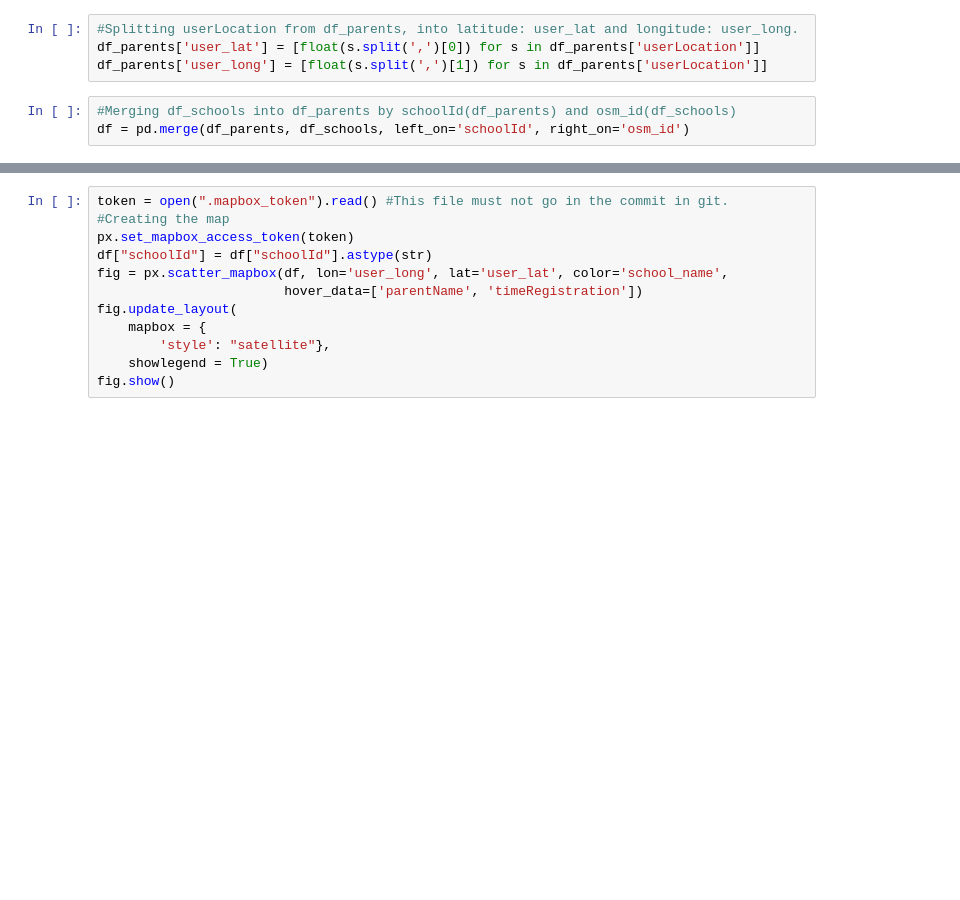
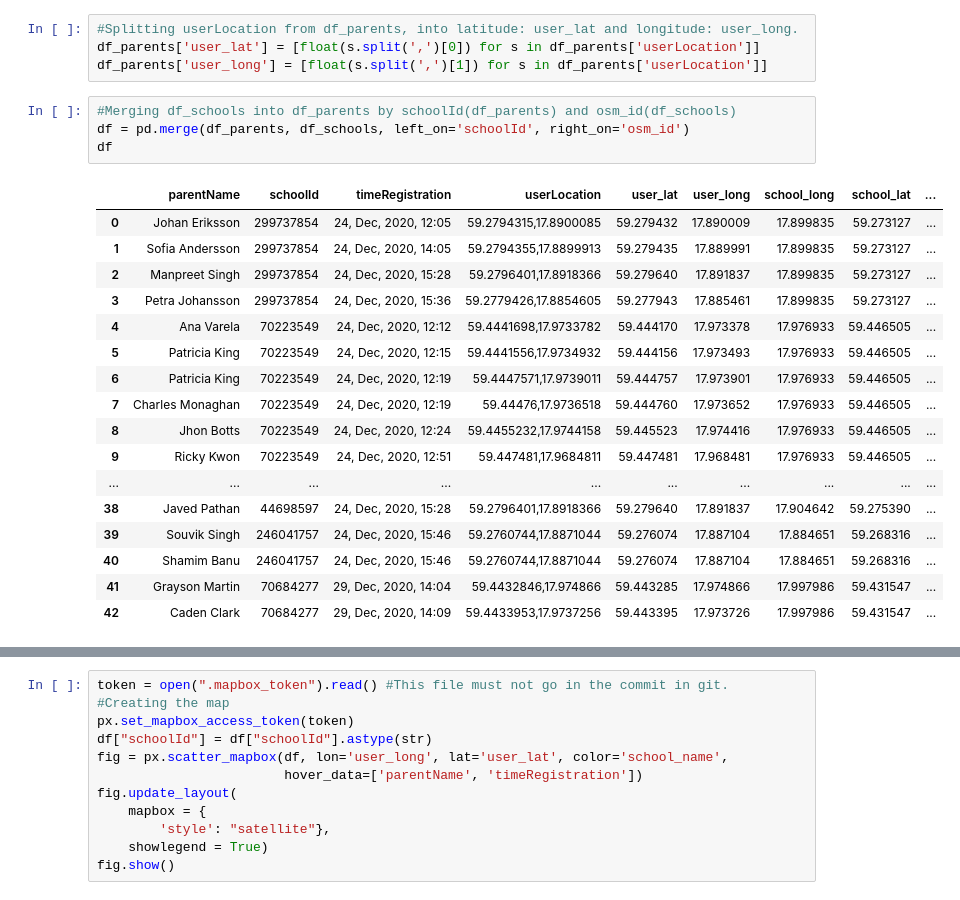
Before and after one commit to ancara-art/saferwalks-map, a Jupyter notebook: Map prototype.ipynb, the cells around one changed output, grey strips where cells are left out. Cells and saved outputs as stored; diff of their text form; blank space fills up the shorter version.

```diff
--- a/Map prototype.ipynb
+++ b/Map prototype.ipynb
@@ -25,3 +39,22 @@ df_parents['user_long'] = [float(s.split(',')[1]) for s in df_parents['userLocat
 # %%
 #Merging df_schools into df_parents by schoolId(df_parents) and osm_id(df_schools)
 df = pd.merge(df_parents, df_schools, left_on='schoolId', right_on='osm_id')
+df
+# %% [output]
+|  | parentName | schoolId | timeRegistration | userLocation | user_lat | user_long | school_long | school_lat | ... |
+| 0 | Johan Eriksson | 299737854 | 24, Dec, 2020, 12:05 | 59.2794315,17.8900085 | 59.279432 | 17.890009 | 17.899835 | 59.273127 | ... |
+| 1 | Sofia Andersson | 299737854 | 24, Dec, 2020, 14:05 | 59.2794355,17.8899913 | 59.279435 | 17.889991 | 17.899835 | 59.273127 | ... |
+| 2 | Manpreet Singh | 299737854 | 24, Dec, 2020, 15:28 | 59.2796401,17.8918366 | 59.279640 | 17.891837 | 17.899835 | 59.273127 | ... |
+| 3 | Petra Johansson | 299737854 | 24, Dec, 2020, 15:36 | 59.2779426,17.8854605 | 59.277943 | 17.885461 | 17.899835 | 59.273127 | ... |
+| 4 | Ana Varela | 70223549 | 24, Dec, 2020, 12:12 | 59.4441698,17.9733782 | 59.444170 | 17.973378 | 17.976933 | 59.446505 | ... |
+| 5 | Patricia King | 70223549 | 24, Dec, 2020, 12:15 | 59.4441556,17.9734932 | 59.444156 | 17.973493 | 17.976933 | 59.446505 | ... |
+| 6 | Patricia King | 70223549 | 24, Dec, 2020, 12:19 | 59.4447571,17.9739011 | 59.444757 | 17.973901 | 17.976933 | 59.446505 | ... |
+| 7 | Charles Monaghan | 70223549 | 24, Dec, 2020, 12:19 | 59.44476,17.9736518 | 59.444760 | 17.973652 | 17.976933 | 59.446505 | ... |
+| 8 | Jhon Botts | 70223549 | 24, Dec, 2020, 12:24 | 59.4455232,17.9744158 | 59.445523 | 17.974416 | 17.976933 | 59.446505 | ... |
+| 9 | Ricky Kwon | 70223549 | 24, Dec, 2020, 12:51 | 59.447481,17.9684811 | 59.447481 | 17.968481 | 17.976933 | 59.446505 | ... |
+| ... | ... | ... | ... | ... | ... | ... | ... | ... | ... |
+| 38 | Javed Pathan | 44698597 | 24, Dec, 2020, 15:28 | 59.2796401,17.8918366 | 59.279640 | 17.891837 | 17.904642 | 59.275390 | ... |
+| 39 | Souvik Singh | 246041757 | 24, Dec, 2020, 15:46 | 59.2760744,17.8871044 | 59.276074 | 17.887104 | 17.884651 | 59.268316 | ... |
+| 40 | Shamim Banu | 246041757 | 24, Dec, 2020, 15:46 | 59.2760744,17.8871044 | 59.276074 | 17.887104 | 17.884651 | 59.268316 | ... |
+| 41 | Grayson Martin | 70684277 | 29, Dec, 2020, 14:04 | 59.4432846,17.974866 | 59.443285 | 17.974866 | 17.997986 | 59.431547 | ... |
+| 42 | Caden Clark | 70684277 | 29, Dec, 2020, 14:09 | 59.4433953,17.9737256 | 59.443395 | 17.973726 | 17.997986 | 59.431547 | ... |
```
Also changed, not shown: parts of 2 cells of this notebook, 2 other files.
